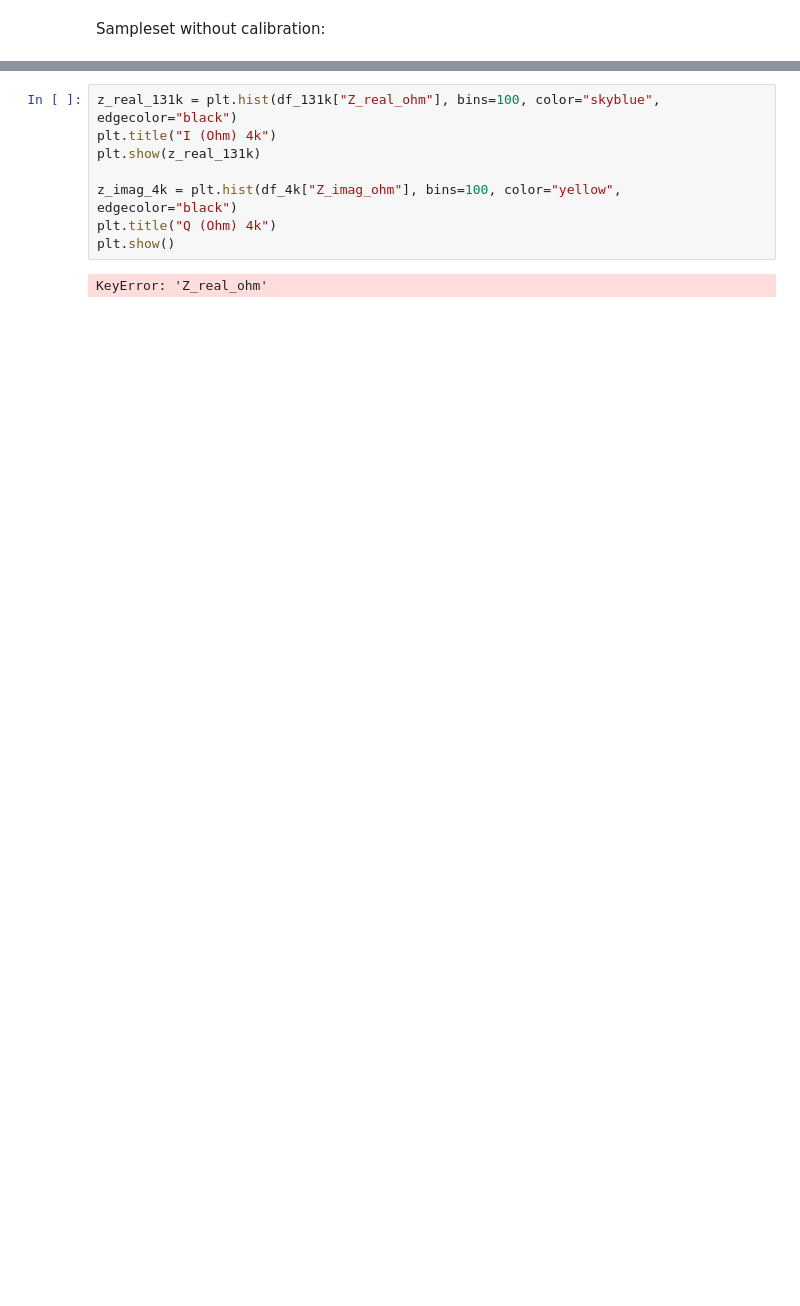
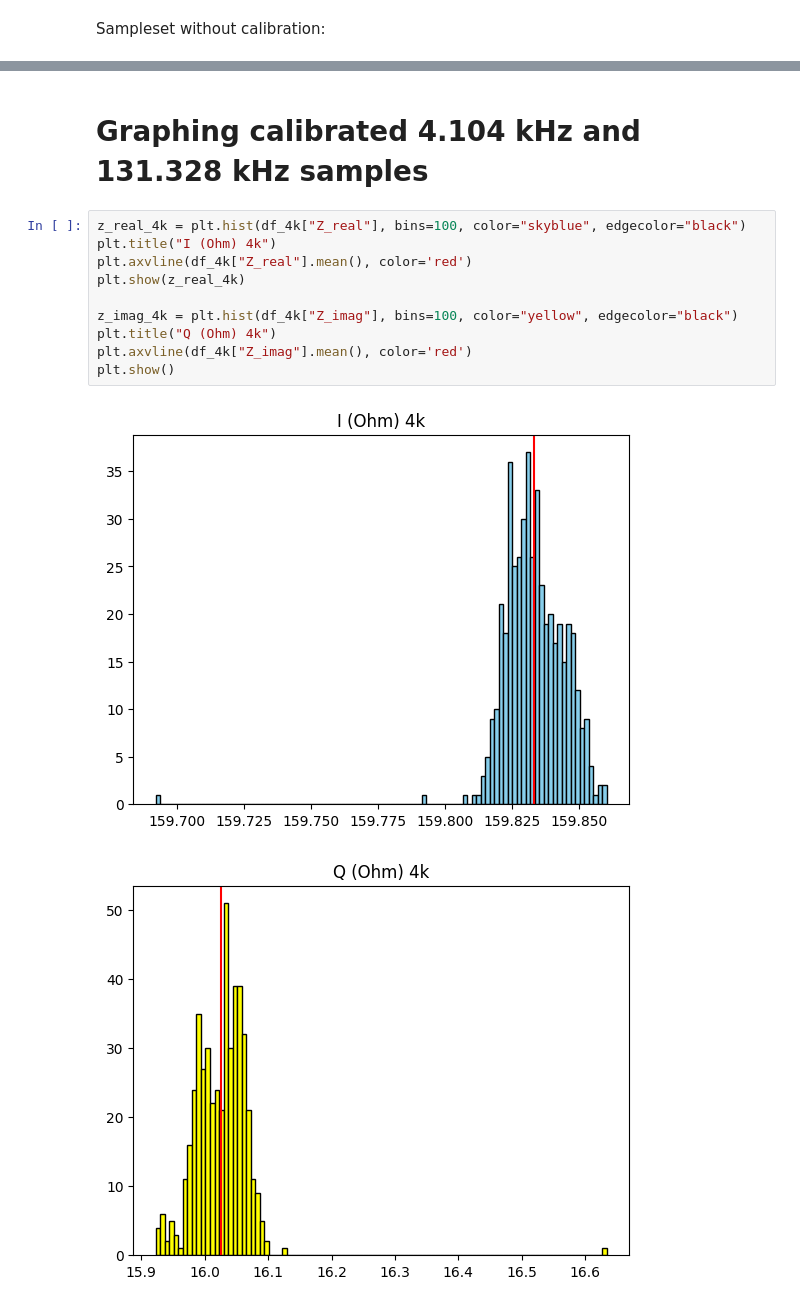
Before and after one commit to oscaroflores/BioZ_Research_Scripts, a Jupyter notebook: assessment_32655.ipynb, the cells around one changed output, grey strips where cells are left out. Drawn from its saved outputs; the diff is of its cells as text; blank space fills up the shorter version.

```diff
--- a/assessment_32655.ipynb
+++ b/assessment_32655.ipynb
@@ -245,11 +286,16 @@ df_131k
+# %% [markdown]
+# Graphing calibrated 4.104 kHz and 131.328 kHz samples
 # %%
-z_real_131k = plt.hist(df_131k["Z_real_ohm"], bins=100, color="skyblue", edgecolor="black")
+z_real_4k = plt.hist(df_4k["Z_real"], bins=100, color="skyblue", edgecolor="black")
 plt.title("I (Ohm) 4k")
-plt.show(z_real_131k)
+plt.axvline(df_4k["Z_real"].mean(), color='red')
+plt.show(z_real_4k)
 
-z_imag_4k = plt.hist(df_4k["Z_imag_ohm"], bins=100, color="yellow", edgecolor="black")
+z_imag_4k = plt.hist(df_4k["Z_imag"], bins=100, color="yellow", edgecolor="black")
 plt.title("Q (Ohm) 4k")
+plt.axvline(df_4k["Z_imag"].mean(), color='red')
 plt.show()
 # %% [output]
-KeyError: 'Z_real_ohm'
+[figure, added]
+[figure, added]
 # %%
```
Also changed, not shown: parts of 19 cells of this notebook, 34 other files.
